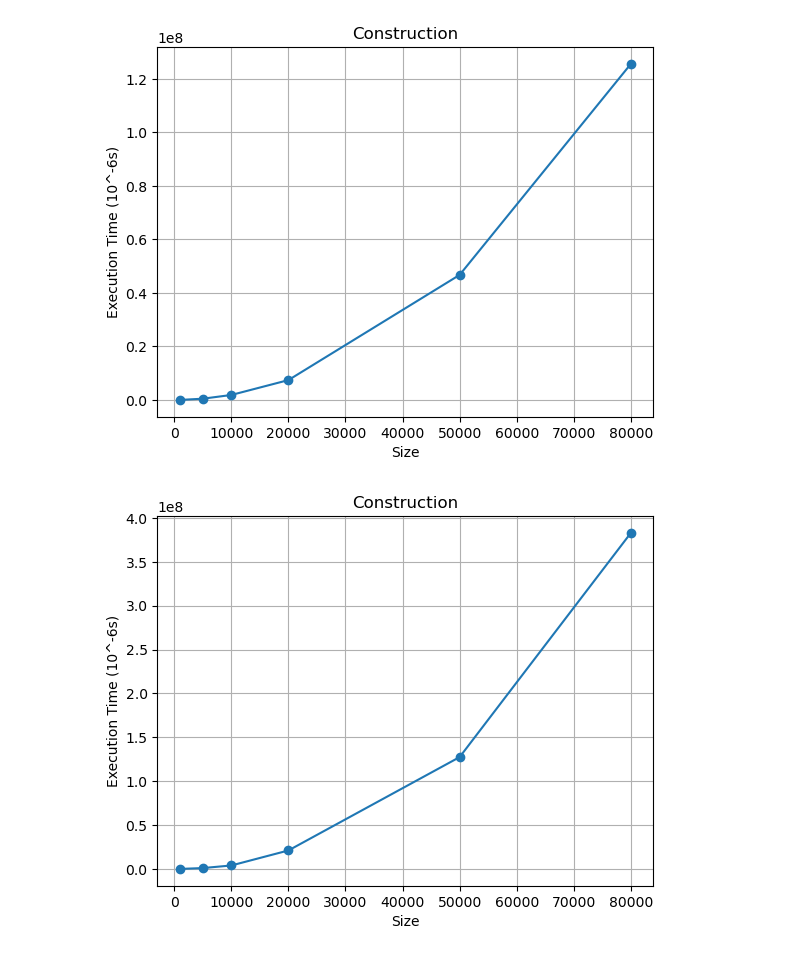
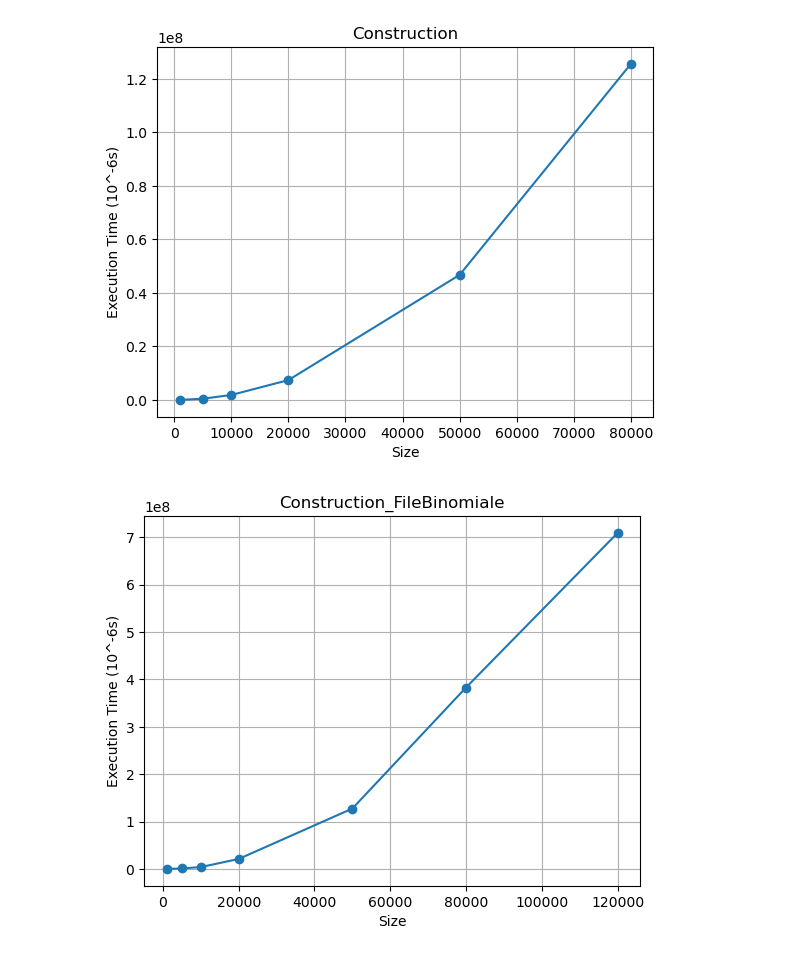
Before and after one commit to Mengxiao-LI/projet_algo, a Jupyter notebook: Graphe.ipynb, the cells around one changed output. Cells and saved outputs as stored; diff of their text form; code cells hidden in the pictures.

```diff
--- a/Graphe.ipynb
+++ b/Graphe.ipynb
@@ -111,22 +111,22 @@ plt.show()
 # %%
 import matplotlib.pyplot as plt
 
 # 测试的数据集大小
-sizes = [1000, 5000, 10000, 20000, 50000,80000]
+sizes = [1000, 5000, 10000, 20000, 50000,80000,120000]
 
 # 对应的平均执行时间（微秒）
-times = [40430, 1015403, 3964797, 21076707, 127472848,382929373]
+times = [40430, 1015403, 3964797, 21076707, 127472848,382929373,709234237]
 
 
 plt.plot(sizes, times, marker='o')
 
 plt.title('Construction_FileBinomiale')
 plt.xlabel('Size')
 plt.ylabel('Execution Time (10^-6s)')
 plt.grid(True)
 plt.show()
 # %% [output]
-[figure, old version]
+[figure, new version]
 # %%
 import matplotlib.pyplot as plt
 
```
Also changed, not shown: parts of 1 cell of this notebook, 3 other files.
